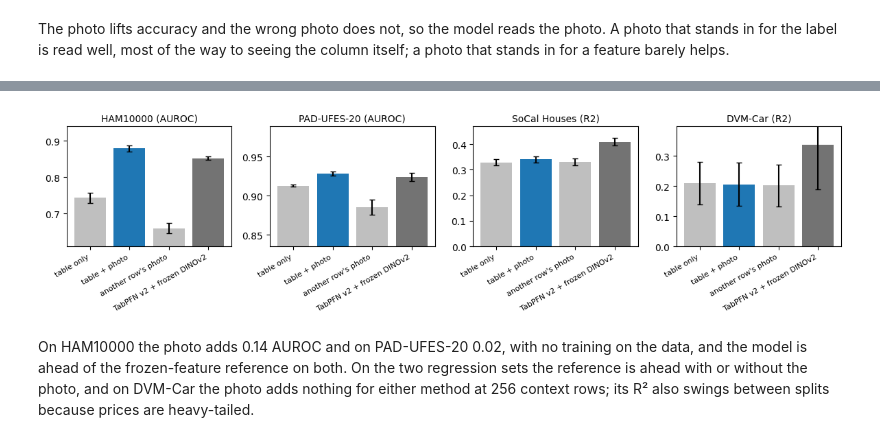
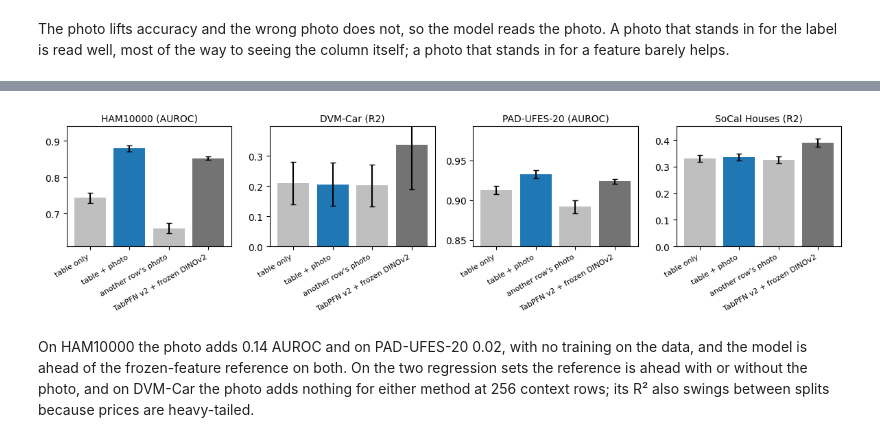
Before and after one commit to loevlie/table-image-icl, a Jupyter notebook: notebooks/results.ipynb, the cells around one changed output, grey strips where cells are left out. Drawn from its saved outputs; the diff is of its cells as text; code cells hidden in the pictures.

```diff
--- a/notebooks/results.ipynb
+++ b/notebooks/results.ipynb
@@ -14,6 +14,15 @@ torch.manual_seed(0); np.random.seed(0)
 
 def record(run, name):
     return json.load(open(f"results/{run}/{name}"))
+
+GROUPED = ["PAD-UFES-20", "SoCal Houses"]            # scored with each patient or listing on one side of the split, see section 4
+
+def benchmark(run, suffix=""):
+    """The real-data records at one context size (suffix "" or "-contextN"): the benchmark's row-wise split for the
+    datasets without groups, the grouped split (multabench-grouped*.json) for the two with groups."""
+    m = {ds: d for ds, d in record(run, f"multabench{suffix}.json")["datasets"].items() if ds not in GROUPED}
+    path = f"results/{run}/multabench-grouped{suffix}.json"
+    return m | json.load(open(path))["datasets"] if os.path.exists(path) else m
 # %% [markdown]
 ## 1. One training task
 
@@ -107,19 +118,19 @@ MulTaBench's four validation datasets, 256 labelled rows as context, no training
 # %%
-m = record("block4", "multabench.json")["datasets"]
+m = benchmark("block4")
 keys = ["ours, table only", "ours, table + image", "ours, image of another row", "TabPFN v2, table + frozen DINOv2 PCA"]
 names = ["table only", "table + photo", "another row's photo", "TabPFN v2 + frozen DINOv2"]
 
 fig, axes = plt.subplots(1, 4, figsize=(12, 3.2))
 for ax, (ds, d) in zip(axes, m.items()):
     means = [d[k]["mean"] for k in keys]; ses = [d[k]["se"] for k in keys]
     ax.bar(range(4), means, yerr=ses, color=["0.75", "C0", "0.75", "0.45"], capsize=3)
     ax.set_xticks(range(4)); ax.set_xticklabels(names, rotation=30, ha="right", fontsize=8)
     ax.set_title(f"{ds} ({d['metric']})", fontsize=10)
     lo = min(means) - 0.05 if d["metric"] == "AUROC" else min(0, min(means) - 0.05)
     ax.set_ylim(lo, max(means) + 0.06)
 fig.tight_layout(); fig.savefig(f"{OUT}/realdata.png", dpi=160, bbox_inches="tight")
 # %% [output]
-[figure, old version]
+[figure, new version]
 # %% [markdown]
 On HAM10000 the photo adds 0.14 AUROC and on PAD-UFES-20 0.02, with no training on the data, and the model is ahead of the frozen-feature reference on both. On the two regression sets the reference is ahead with or without the photo, and on DVM-Car the photo adds nothing for either method at 256 context rows; its R² also swings between splits because prices are heavy-tailed.
 # %% [markdown]
```
Also changed, not shown: parts of 5 cells of this notebook, 24 other files.
